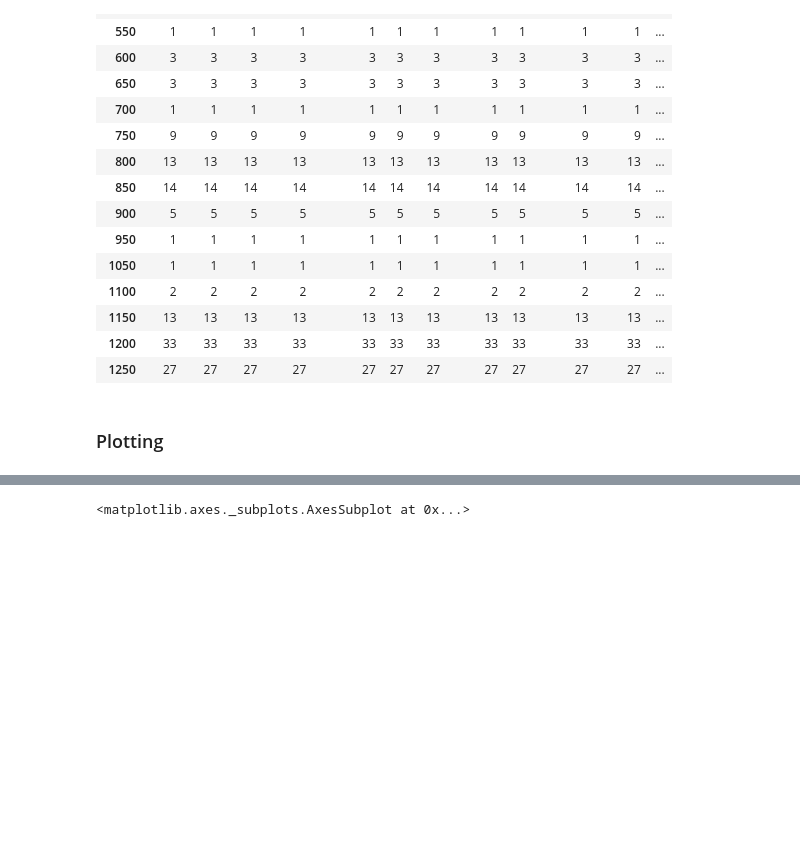
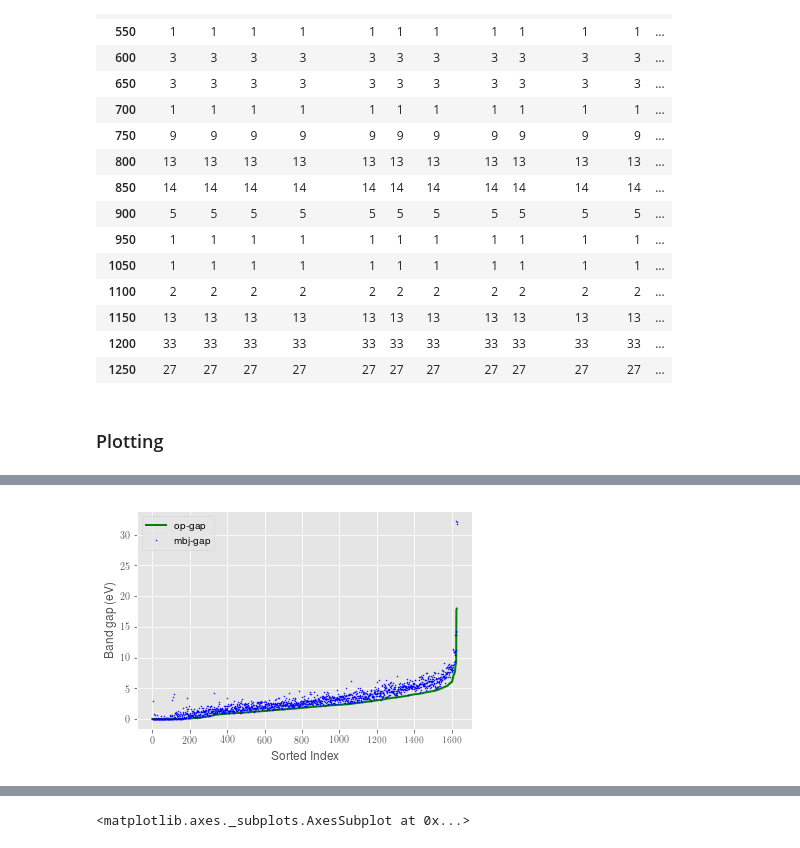
Before and after one commit to wd15/python-novice-gapminder-sciserver, a Jupyter notebook: python_gapminder_jarvis.ipynb, the cells around one changed output, grey strips where cells are left out. Drawn from its saved outputs; the diff is of its cells as text; code cells hidden in the pictures; blank space fills up the shorter version.

```diff
--- a/python_gapminder_jarvis.ipynb
+++ b/python_gapminder_jarvis.ipynb
@@ -652,0 +678,10 @@ import matplotlib.pyplot as plt
+# %%
+data_sort = data_all.sort_values('op_gap')
+
+plt.plot(data_sort.op_gap.values, 'g-', lw=2, label=r'op-gap')
+plt.plot(data_sort.mbj_gap.values, 'b.', ms=1, label=r'mbj-gap')
+plt.legend(loc='upper left')
+plt.xlabel('Sorted Index')
+plt.ylabel('Band gap (eV)');
+# %% [output]
+[figure, added]
```
Also changed, not shown: parts of 11 cells of this notebook, 7 other files.
